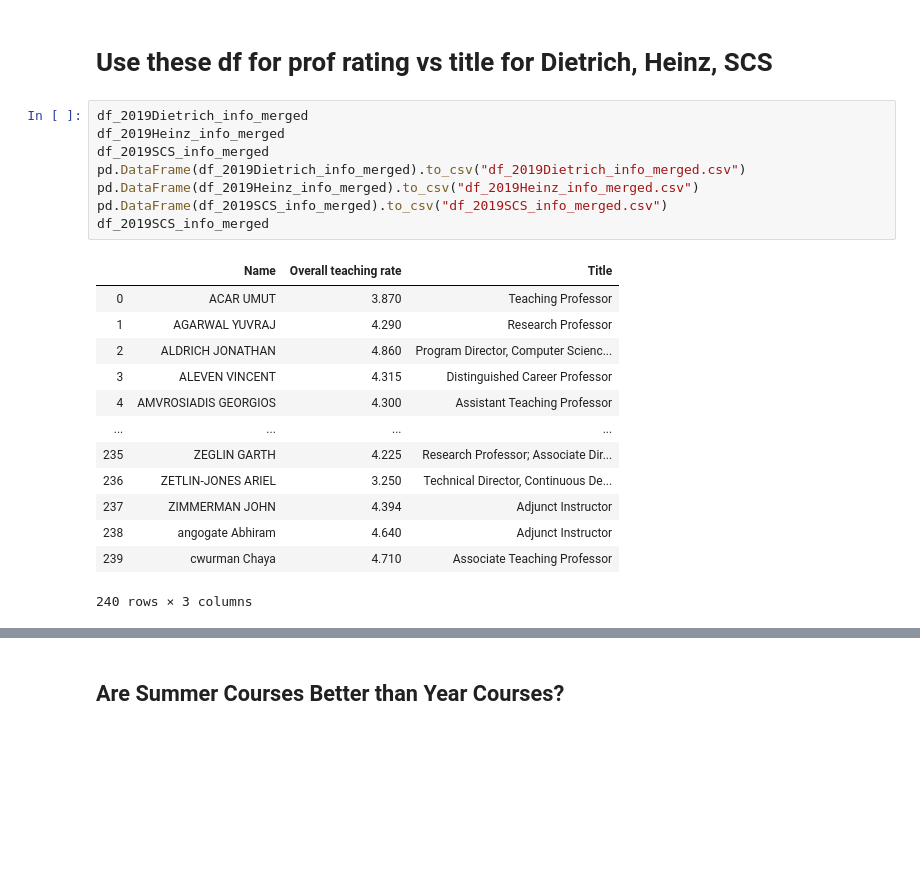
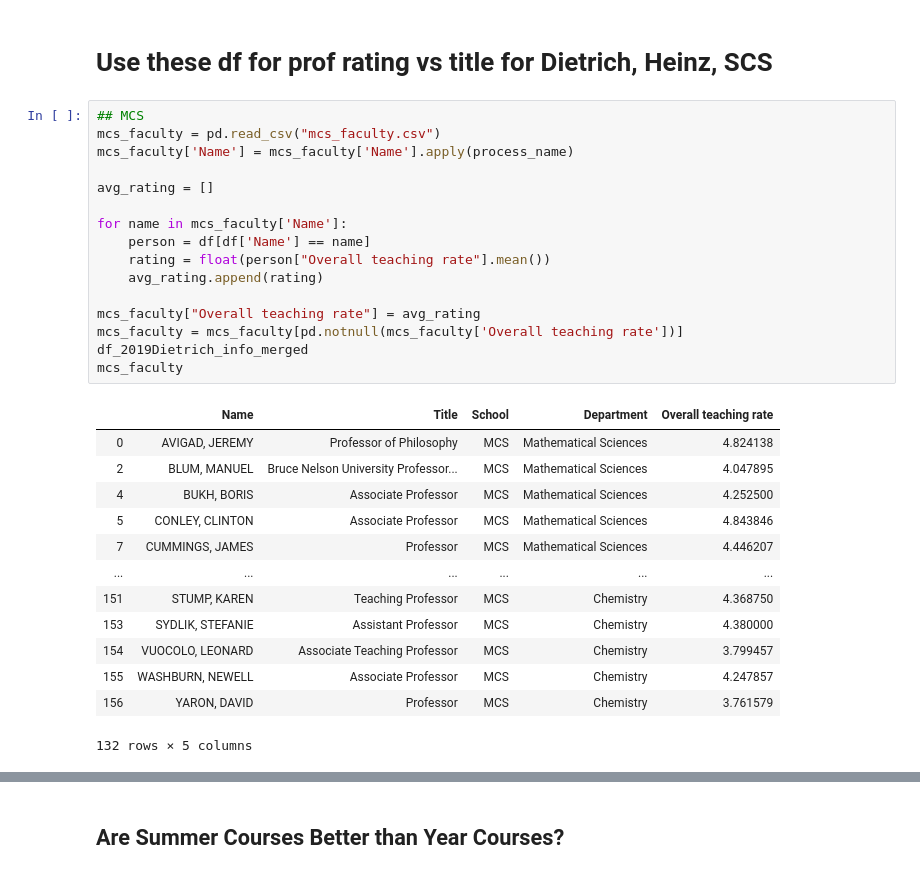
Before and after one commit to TheJYKoder/-15-388-Final-Project-F19-, a Jupyter notebook: 15388 Final Project FCE.ipynb, the cells around one changed output, grey strips where cells are left out. Saved outputs shown, nothing was run; the diff lists cells and outputs as text; blank space fills up the shorter version.

```diff
--- a/15388 Final Project FCE.ipynb
+++ b/15388 Final Project FCE.ipynb
@@ -332,25 +312,33 @@ df_2019SCS_info_merged
 240 rows × 3 columns
 # %% [markdown]
 # Use these df for prof rating vs title for Dietrich, Heinz, SCS
-# %%
-df_2019Dietrich_info_merged
-df_2019Heinz_info_merged
-df_2019SCS_info_merged
-pd.DataFrame(df_2019Dietrich_info_merged).to_csv("df_2019Dietrich_info_merged.csv")
-pd.DataFrame(df_2019Heinz_info_merged).to_csv("df_2019Heinz_info_merged.csv")
-pd.DataFrame(df_2019SCS_info_merged).to_csv("df_2019SCS_info_merged.csv")
-df_2019SCS_info_merged
-# %% [output]
-|  | Name | Overall teaching rate | Title |
-| 0 | ACAR UMUT | 3.870 | Teaching Professor |
-| 1 | AGARWAL YUVRAJ | 4.290 | Research Professor |
-| 2 | ALDRICH JONATHAN | 4.860 | Program Director, Computer Scienc... |
-| 3 | ALEVEN VINCENT | 4.315 | Distinguished Career Professor |
-| 4 | AMVROSIADIS GEORGIOS | 4.300 | Assistant Teaching Professor |
-| ... | ... | ... | ... |
-| 235 | ZEGLIN GARTH | 4.225 | Research Professor; Associate Dir... |
-| 236 | ZETLIN-JONES ARIEL | 3.250 | Technical Director, Continuous De... |
-| 237 | ZIMMERMAN JOHN | 4.394 | Adjunct Instructor |
-| 238 | angogate Abhiram | 4.640 | Adjunct Instructor |
-| 239 | cwurman Chaya | 4.710 | Associate Teaching Professor |
-240 rows × 3 columns
+# %%
+## MCS
+mcs_faculty = pd.read_csv("mcs_faculty.csv")
+mcs_faculty['Name'] = mcs_faculty['Name'].apply(process_name)
+
+avg_rating = []
+
+for name in mcs_faculty['Name']:
+    person = df[df['Name'] == name]
+    rating = float(person["Overall teaching rate"].mean())
+    avg_rating.append(rating)
+
+mcs_faculty["Overall teaching rate"] = avg_rating
+mcs_faculty = mcs_faculty[pd.notnull(mcs_faculty['Overall teaching rate'])]
+df_2019Dietrich_info_merged
+mcs_faculty
+# %% [output]
+|  | Name | Title | School | Department | Overall teaching rate |
+| 0 | AVIGAD, JEREMY | Professor of Philosophy | MCS | Mathematical Sciences | 4.824138 |
+| 2 | BLUM, MANUEL | Bruce Nelson University Professor... | MCS | Mathematical Sciences | 4.047895 |
+| 4 | BUKH, BORIS | Associate Professor | MCS | Mathematical Sciences | 4.252500 |
+| 5 | CONLEY, CLINTON | Associate Professor | MCS | Mathematical Sciences | 4.843846 |
+| 7 | CUMMINGS, JAMES | Professor | MCS | Mathematical Sciences | 4.446207 |
+| ... | ... | ... | ... | ... | ... |
+| 151 | STUMP, KAREN | Teaching Professor | MCS | Chemistry | 4.368750 |
+| 153 | SYDLIK, STEFANIE | Assistant Professor | MCS | Chemistry | 4.380000 |
+| 154 | VUOCOLO, LEONARD | Associate Teaching Professor | MCS | Chemistry | 3.799457 |
+| 155 | WASHBURN, NEWELL | Associate Professor | MCS | Chemistry | 4.247857 |
+| 156 | YARON, DAVID | Professor | MCS | Chemistry | 3.761579 |
+132 rows × 5 columns
```
Also changed, not shown: parts of 12 cells of this notebook, 6 other files.
